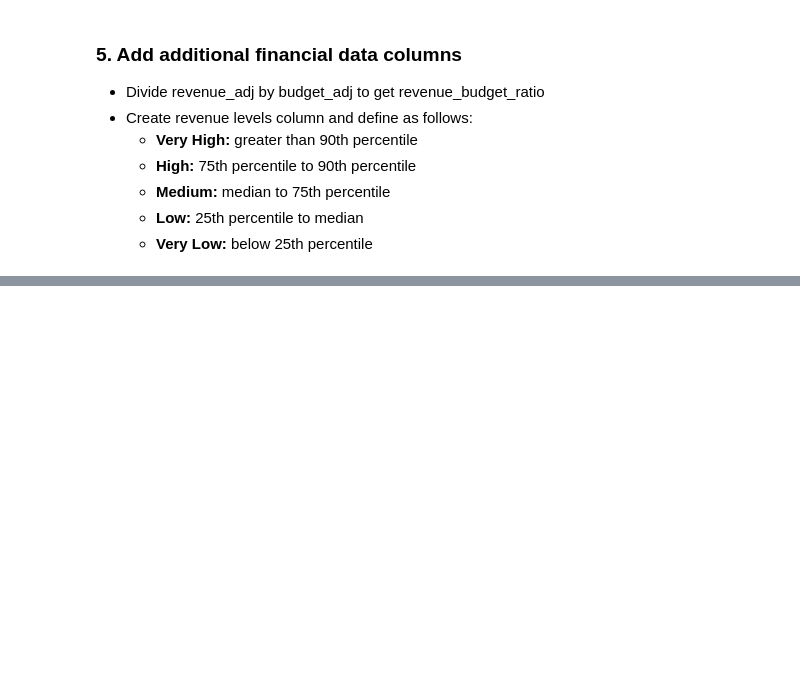
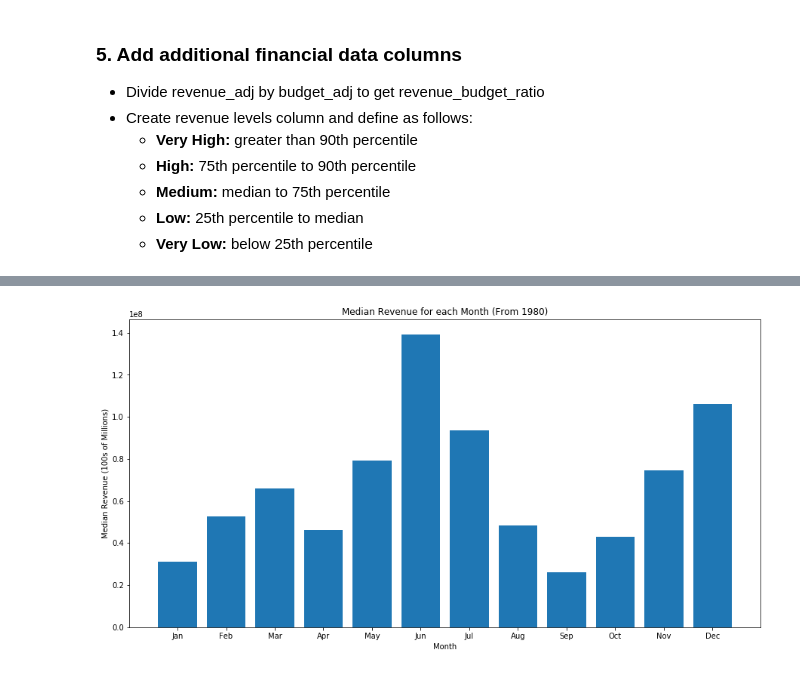
Before and after one commit to sjmiller8182/movie_dataset, a Jupyter notebook: Movies.ipynb, the cells around one changed output, grey strips where cells are left out. Saved outputs shown, nothing was run; the diff lists cells and outputs as text; code cells hidden in the pictures; blank space fills up the shorter version.

```diff
--- a/Movies.ipynb
+++ b/Movies.ipynb
@@ -363,0 +331,11 @@ time_plot(data,
+# %%
+m_data = data[(data['release_date'] >= '1980-01-01')].reset_index()
+m_data['release_month'] = list(m_data.release_date.dt.month)
+# %%
+x, y = ts.get_medians(m_data, 'release_month', 'revenue_adj')
+labels = [calendar.month_name[m][:3] for m in x]
+bar(x, y, labels,
+    'Median Revenue for each Month (From 1980)',
+    'Month', 'Median Revenue (100s of Millions)')
+# %% [output]
+[figure, added]
```
Also changed, not shown: parts of 68 cells of this notebook.
